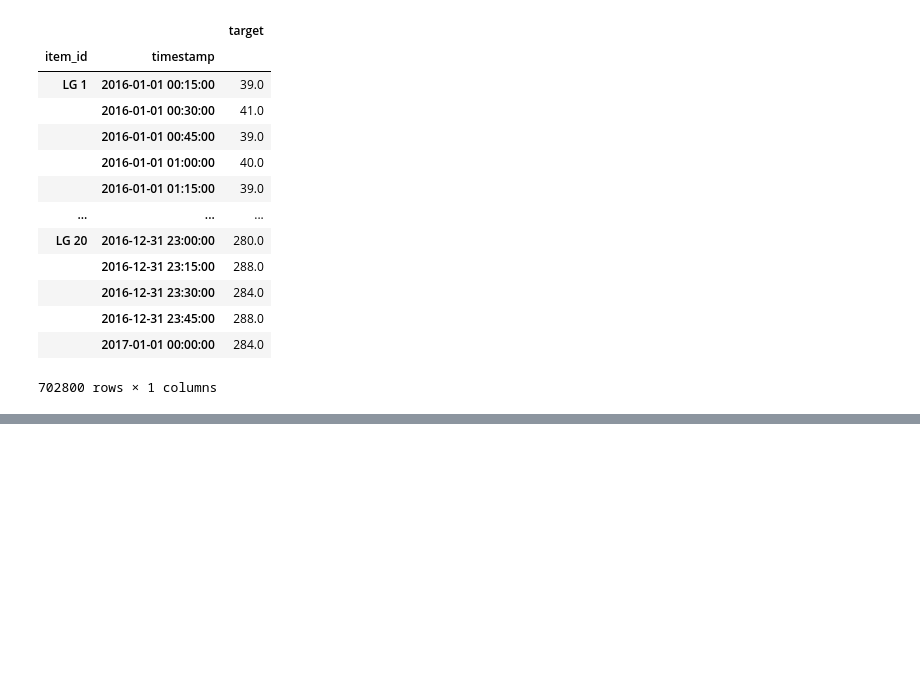
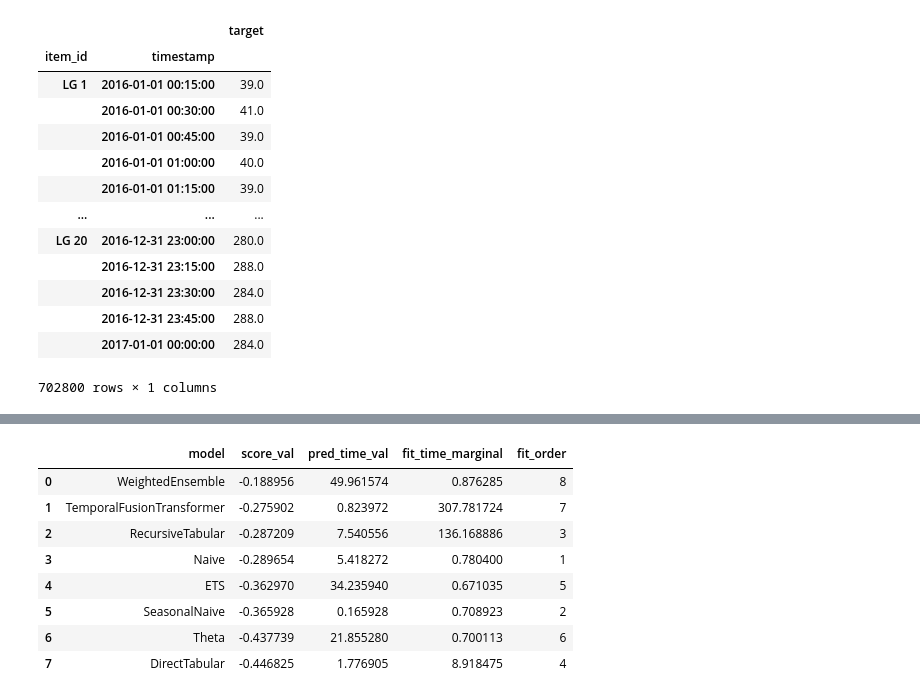
Before and after one commit to JP-SystemsX/24cast, a Jupyter notebook: AI_Grid_Hackathon_JP_DEV.ipynb, the cells around one changed output, grey strips where cells are left out. Drawn from its saved outputs; the diff is of its cells as text; code cells hidden in the pictures; blank space fills up the shorter version.

```diff
--- a/AI_Grid_Hackathon_JP_DEV.ipynb
+++ b/AI_Grid_Hackathon_JP_DEV.ipynb
@@ -108,6 +108,8 @@ train_data
 |  | 2017-01-01 00:00:00 | 284.0 |
 702800 rows × 1 columns
 # %%
+%%time
+
 predictor = TimeSeriesPredictor(
     prediction_length=48,
     path="autogluon-m4-hourly",
@@ -117,7 +119,7 @@ predictor = TimeSeriesPredictor(
 )
 
 # Dev Setting
-predictor.fit(
+predictor = predictor.fit(
     train_data,
     presets="medium_quality",
     time_limit=5*60,
@@ -170,0 +170,12 @@ dtype: int64
+# %%
+predictor.leaderboard()
+# %% [output]
+|  | model | score_val | pred_time_val | fit_time_marginal | fit_order |
+| 0 | WeightedEnsemble | -0.188956 | 49.961574 | 0.876285 | 8 |
+| 1 | TemporalFusionTransformer | -0.275902 | 0.823972 | 307.781724 | 7 |
+| 2 | RecursiveTabular | -0.287209 | 7.540556 | 136.168886 | 3 |
+| 3 | Naive | -0.289654 | 5.418272 | 0.780400 | 1 |
+| 4 | ETS | -0.362970 | 34.235940 | 0.671035 | 5 |
+| 5 | SeasonalNaive | -0.365928 | 0.165928 | 0.708923 | 2 |
+| 6 | Theta | -0.437739 | 21.855280 | 0.700113 | 6 |
+| 7 | DirectTabular | -0.446825 | 1.776905 | 8.918475 | 4 |
```
Also changed, not shown: parts of 7 cells of this notebook.
